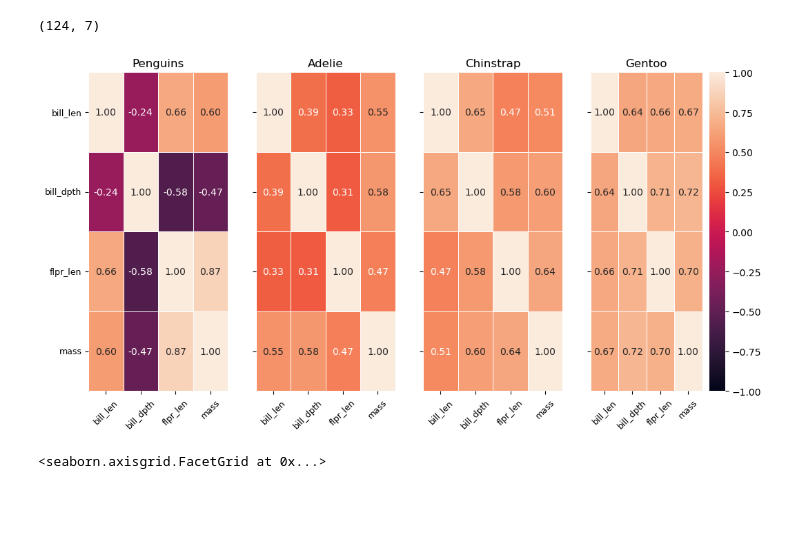
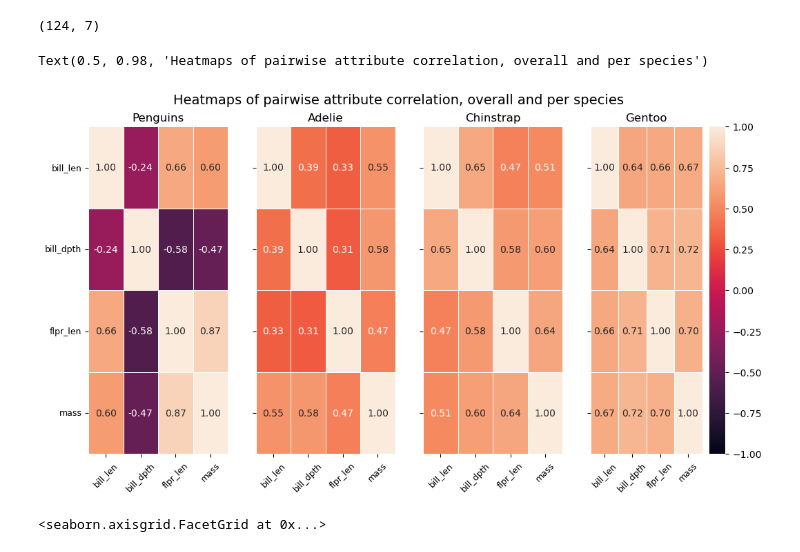
Before and after one commit to dvdgeroconnell/PODA-coursework, a Jupyter notebook: penguins.ipynb, the cells around one changed output. Cells and saved outputs as stored; diff of their text form; code cells hidden in the pictures; blank space fills up the shorter version.

```diff
--- a/penguins.ipynb
+++ b/penguins.ipynb
@@ -359,30 +384,34 @@ corr3 = penguins.loc[penguins['species']=="Gentoo"].corr(method='pearson', numer
 # %%
 # Create the plot framework for the invididual heatmaps. The y-axis will be shared.
 fig, axes = plt.subplots(nrows=1, ncols=4, figsize=(12,6), sharey='row')
 
 # Draw 4 sub-plots for penguins overall, and for each species - set the titles accordingly.
 # Set the same min and max so the colour bar will be common, and disable it on 3 plots.
 # Reference [c2].
 
 sns.heatmap(corr, annot=True, fmt=".2f", linewidth=.5, ax=axes[0], vmin=-1, vmax=1, cbar=False)
 axes[0].set_title("Penguins")
 
 sns.heatmap(corr1, annot=True, fmt=".2f", linewidth=.5, ax=axes[1], vmin=-1, vmax=1, cbar=False)
 axes[1].set_title("Adelie")
 
 sns.heatmap(corr2, annot=True, fmt=".2f", linewidth=.5, ax=axes[2], vmin=-1, vmax=1, cbar=False)
 axes[2].set_title("Chinstrap")
 
 sns.heatmap(corr3, annot=True, fmt=".2f", linewidth=.5, ax=axes[3], vmin=-1, vmax=1, cbar=True)
 axes[3].set_title("Gentoo")
 
 for i in range(4):
     axes[i].set_xticks([0.5,1.5,2.5,3.5], labels=['bill_len', 'bill_dpth', 'flpr_len', 'mass'])
     axes[i].xaxis.set_tick_params(rotation=45, labelsize=9)
     axes[i].set_yticks([0.5,1.5,2.5,3.5], labels=['bill_len', 'bill_dpth', 'flpr_len', 'mass'])
     axes[i].yaxis.set_tick_params(rotation=0, labelsize=9)
+
+fig.subplots_adjust(top = 0.9)
+fig.suptitle("Heatmaps of pairwise attribute correlation, overall and per species", fontsize=14)
 # %% [output]
+Text(0.5, 0.98, 'Heatmaps of pairwise attribute correlation, overall and per species')
-[figure, old version]
+[figure, new version]
 # %%
 g = sns.FacetGrid(penguins, col="species")
 #g.map(sns.histplot, "bill_depth_mm")
```
Also changed, not shown: parts of 18 cells of this notebook.
